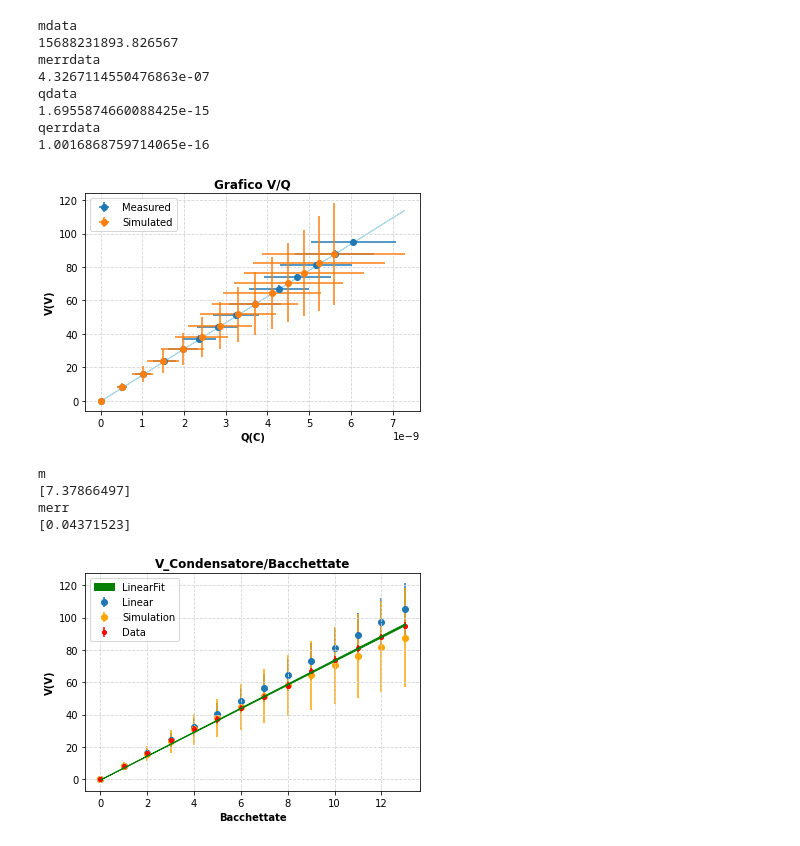
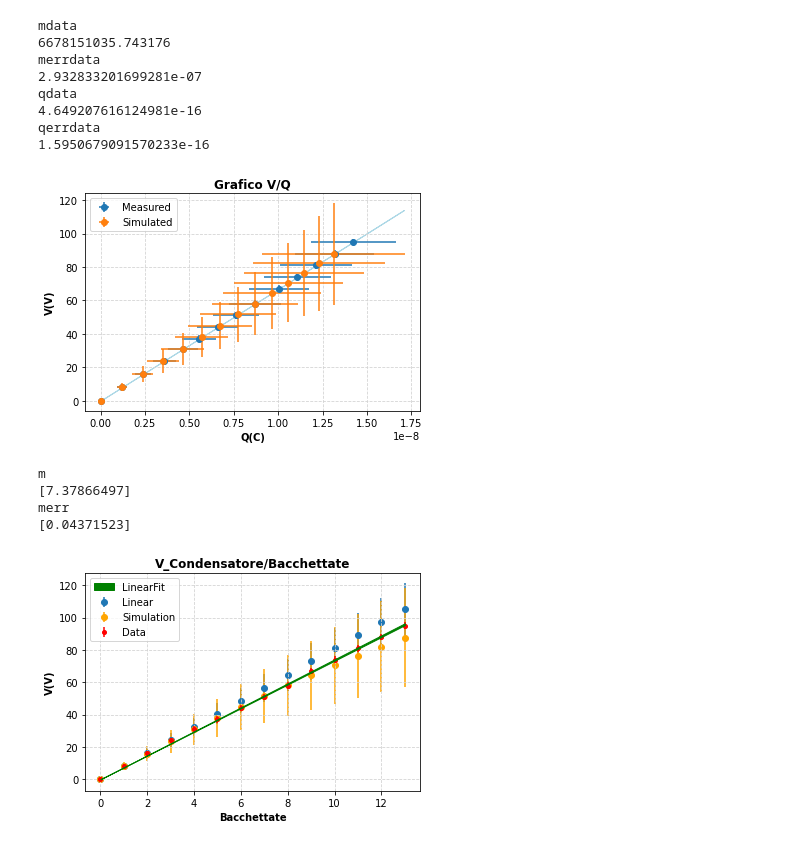
Before and after one commit to Vayxen/Lab2-Elettrostatica, a Jupyter notebook: code/Analisi_V_su_Q.ipynb, the cells around one changed output. Saved outputs shown, nothing was run; the diff lists cells and outputs as text; code cells hidden in the pictures.

```diff
--- a/code/Analisi_V_su_Q.ipynb
+++ b/code/Analisi_V_su_Q.ipynb
@@ -48,8 +48,8 @@ Ccerr = Cc*((A_err/A)**2+(derr/d)**2)**(1/2)
 
 
 Ce = 27e-12
-Ce = 0.929e-10
-Ce_err = 0
+Ce = 1.13e-10
+Ce_err = 2.76824077e-11
 
 DBacchetta = 0.0320
 DBerr = 0.0001
@@ -255,8 +255,8 @@ D2err = 0.003
 L = 0.1554
 Lerr = 0.0001
 
-Ce = 27e-12
-Ce = 1e-10
+Ce = 1.13e-10
+Ce_err = 2.76824077e-11
 b = eps0*A
 berr = b*A_err/A
 
@@ -266,8 +266,6 @@ derr= 0.001
 Cc = b/d
 Ccerr = Cc*((A_err/A)**2+(derr/d)**2)**(1/2)
 
-Ce = 2.7e-11
-Ce_err = 0
 
 DBacchetta = 0.0320
 DBerr = 0.0001
@@ -398,38 +396,38 @@ q = qerr = 0
 
 x = np.linspace(min(Bacchettatedata),max(Bacchettatedata),1000)
 y = q + m*x
 y_erroreMin = (q-qerr) + (m-merr)*x
 y_erroreMax = (q+qerr) + (m+merr)*x
 
 
 
 fig = plt.figure()
 ax = fig.gca()
 plt.title("V_Condensatore/Bacchettate",fontweight="bold")
 plt.xlabel("Bacchettate",fontweight="bold")
 plt.ylabel("V(V)",fontweight="bold")
 
 plt.grid(color='lightgray',linestyle="--",zorder=0)
 
 
 plt.fill_between(x,y_erroreMin,y_erroreMax, color="green", label="LinearFit", zorder = 11)
 plt.errorbar(Bacchettate, VLinear, yerr=VLinearerr, fmt='o',label="Linear", zorder = 1)
 
 plt.errorbar(Bacchettatedata,Vesimulation, yerr=Vesimulationerr ,color = 'orange', fmt='o',label="Simulation", zorder = 1)
 plt.errorbar(Bacchettatedata,Vec, yerr=Vecerr ,color = 'red', fmt='o',label="Data", zorder = 10, markersize=4)
 #plt.plot(np.linspace(0,len(Vec),1000),np.ones(1000)*QBacchetta*A/SBacchetta/(Cc+Ce),color = 'red')
 plt.legend(loc="upper left")
 plt.show()
 # %% [output]
 mdata
-15688231893.826567
+6678151035.743176
 merrdata
-4.3267114550476863e-07
+2.932833201699281e-07
 qdata
-1.6955874660088425e-15
+4.649207616124981e-16
 qerrdata
-1.0016868759714065e-16
+1.5950679091570233e-16
-[figure, old version]
+[figure, new version]
 m
 [7.37866497]
 merr
```
Also changed, not shown: parts of 1 cell of this notebook, 5 other files.
